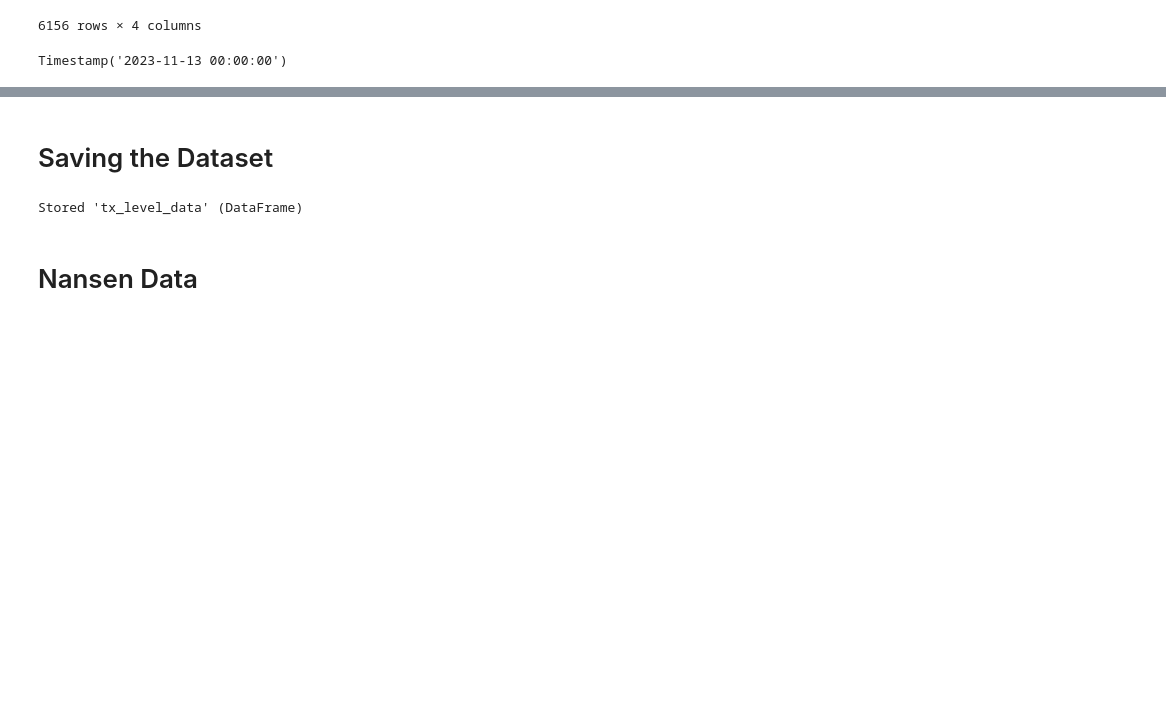
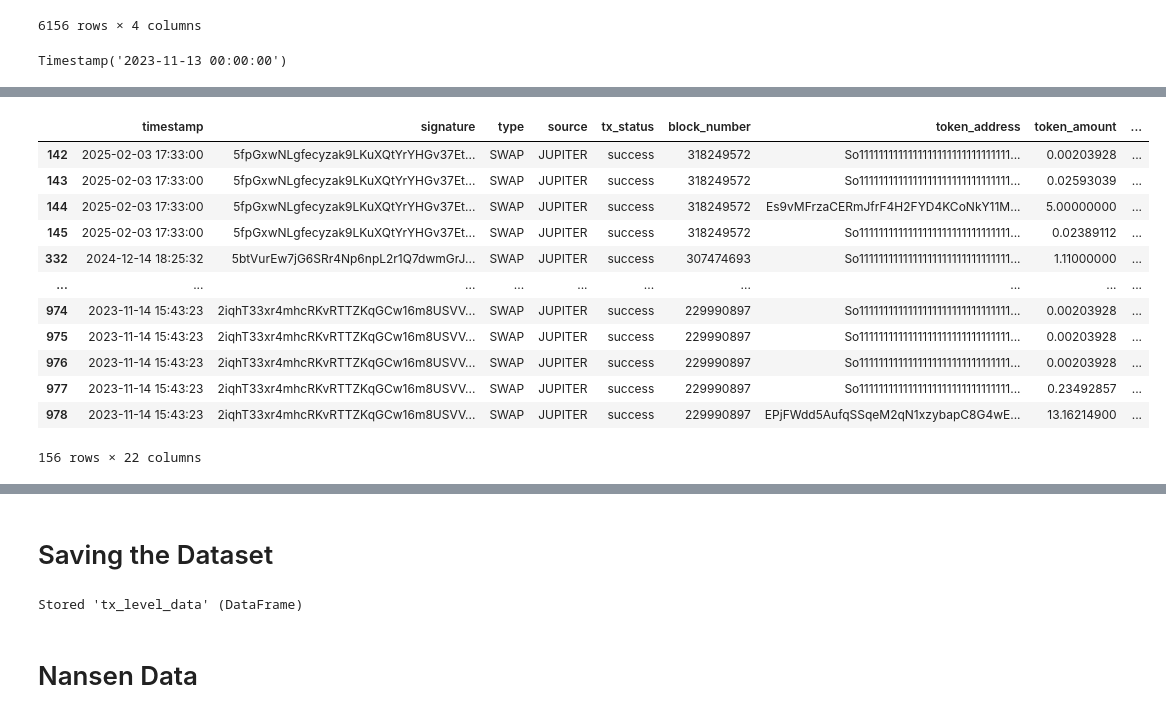
Before and after one commit to apostleoffinance/Solana-Forensic-Analysis-Tool, a Jupyter notebook: notebooks/01_data_exploration.ipynb, the cells around one changed output, grey strips where cells are left out. Cells and saved outputs as stored; diff of their text form; code cells hidden in the pictures; blank space fills up the shorter version.

```diff
--- a/notebooks/01_data_exploration.ipynb
+++ b/notebooks/01_data_exploration.ipynb
@@ -1055,3 +681,19 @@ pd.set_option('display.width', 200)
+# %%
+tx_level_data[tx_level_data['type']=='SWAP']
+# %% [output]
+|  | timestamp | signature | type | source | tx_status | block_number | token_address | token_amount | ... |
+| 142 | 2025-02-03 17:33:00 | 5fpGxwNLgfecyzak9LKuXQtYrYHGv37Et... | SWAP | JUPITER | success | 318249572 | So1111111111111111111111111111111... | 0.00203928 | ... |
+| 143 | 2025-02-03 17:33:00 | 5fpGxwNLgfecyzak9LKuXQtYrYHGv37Et... | SWAP | JUPITER | success | 318249572 | So1111111111111111111111111111111... | 0.02593039 | ... |
+| 144 | 2025-02-03 17:33:00 | 5fpGxwNLgfecyzak9LKuXQtYrYHGv37Et... | SWAP | JUPITER | success | 318249572 | Es9vMFrzaCERmJfrF4H2FYD4KCoNkY11M... | 5.00000000 | ... |
+| 145 | 2025-02-03 17:33:00 | 5fpGxwNLgfecyzak9LKuXQtYrYHGv37Et... | SWAP | JUPITER | success | 318249572 | So1111111111111111111111111111111... | 0.02389112 | ... |
+| 332 | 2024-12-14 18:25:32 | 5btVurEw7jG6SRr4Np6npL2r1Q7dwmGrJ... | SWAP | JUPITER | success | 307474693 | So1111111111111111111111111111111... | 1.11000000 | ... |
+| ... | ... | ... | ... | ... | ... | ... | ... | ... | ... |
+| 974 | 2023-11-14 15:43:23 | 2iqhT33xr4mhcRKvRTTZKqGCw16m8USVV... | SWAP | JUPITER | success | 229990897 | So1111111111111111111111111111111... | 0.00203928 | ... |
+| 975 | 2023-11-14 15:43:23 | 2iqhT33xr4mhcRKvRTTZKqGCw16m8USVV... | SWAP | JUPITER | success | 229990897 | So1111111111111111111111111111111... | 0.00203928 | ... |
+| 976 | 2023-11-14 15:43:23 | 2iqhT33xr4mhcRKvRTTZKqGCw16m8USVV... | SWAP | JUPITER | success | 229990897 | So1111111111111111111111111111111... | 0.00203928 | ... |
+| 977 | 2023-11-14 15:43:23 | 2iqhT33xr4mhcRKvRTTZKqGCw16m8USVV... | SWAP | JUPITER | success | 229990897 | So1111111111111111111111111111111... | 0.23492857 | ... |
+| 978 | 2023-11-14 15:43:23 | 2iqhT33xr4mhcRKvRTTZKqGCw16m8USVV... | SWAP | JUPITER | success | 229990897 | EPjFWdd5AufqSSqeM2qN1xzybapC8G4wE... | 13.16214900 | ... |
+156 rows × 22 columns
 # %%
 tx_level_data.columns
 # %% [output]
```
Also changed, not shown: parts of 86 cells of this notebook, 4 other files.
